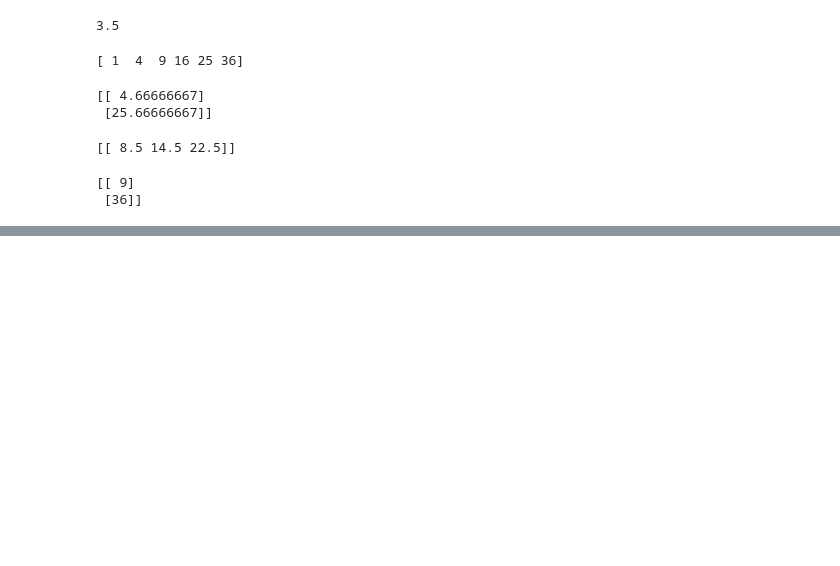
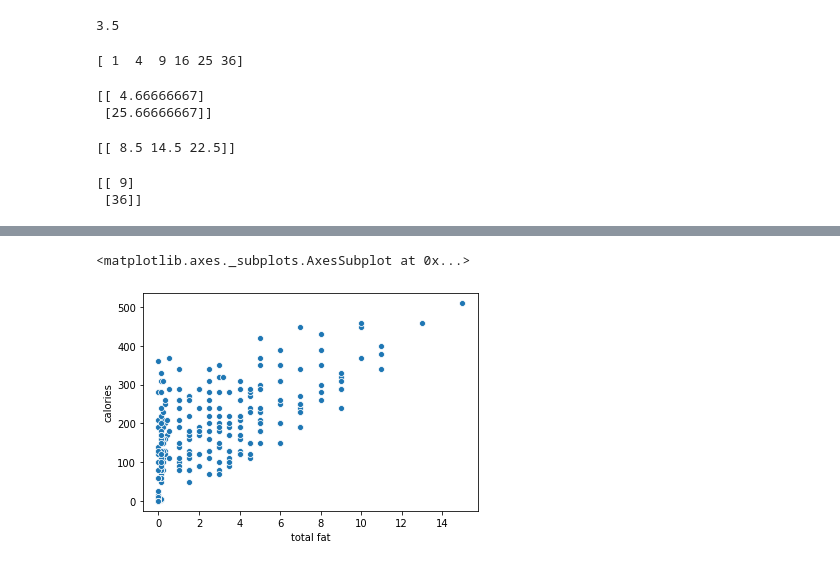
Before and after one commit to JosephWentzel/MDST-Tutorial, a Jupyter notebook: checkpoint2/checkpoint2a.ipynb, the cells around one changed output, grey strips where cells are left out. Saved outputs shown, nothing was run; the diff lists cells and outputs as text; code cells hidden in the pictures; blank space fills up the shorter version.

```diff
--- a/checkpoint2/checkpoint2a.ipynb
+++ b/checkpoint2/checkpoint2a.ipynb
@@ -108,6 +168,9 @@ seaborn.distplot(df["Calories"], hist=True, kde=True)
 # %%
 # plot calories against total fat using seaborn
-df["Calories"].scatterplot(by=df["Fat"])
+seaborn.scatterplot(data=df, x='total fat', y='calories')
+# %% [output]
+<matplotlib.axes._subplots.AxesSubplot at 0x...>
+[figure, added]
 # %%
 # plot the distribution of calories in Short, Tall, Grande, and Venti drinks
 # (you can use multiple lines for this)
```
Also changed, not shown: parts of 8 cells of this notebook.
